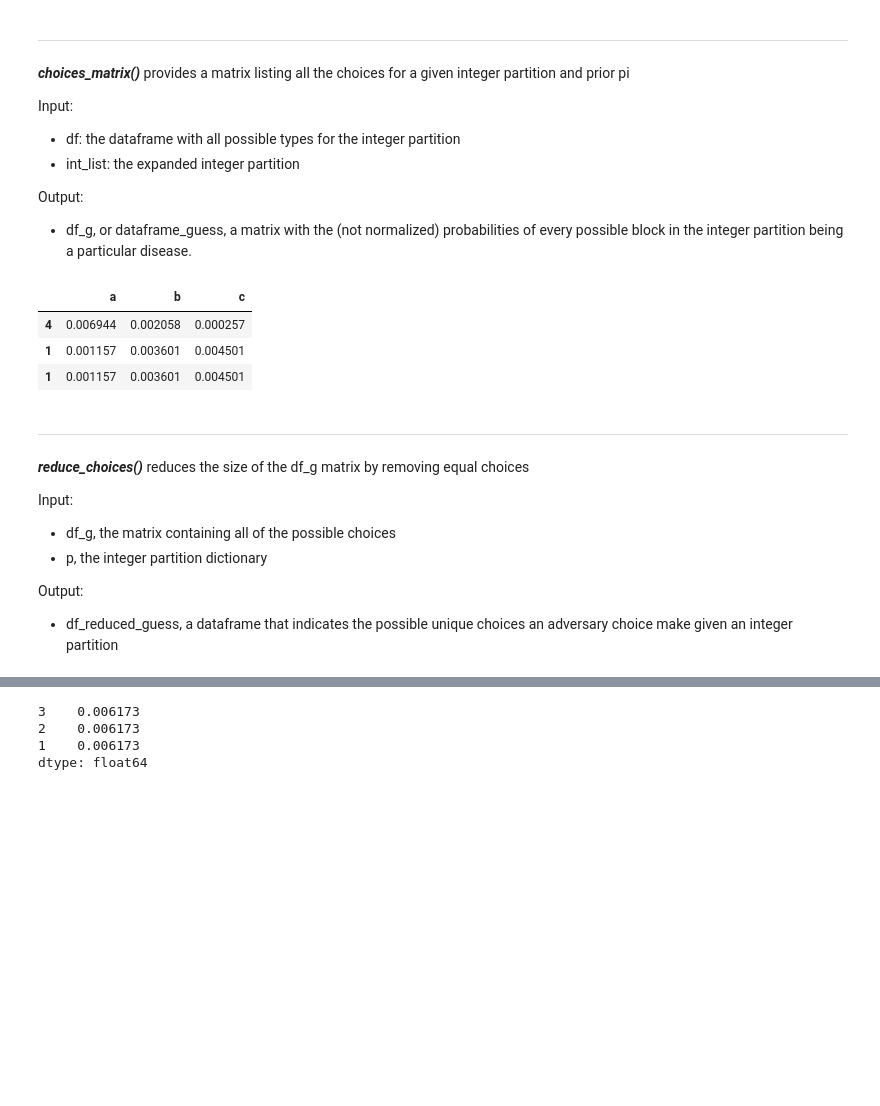
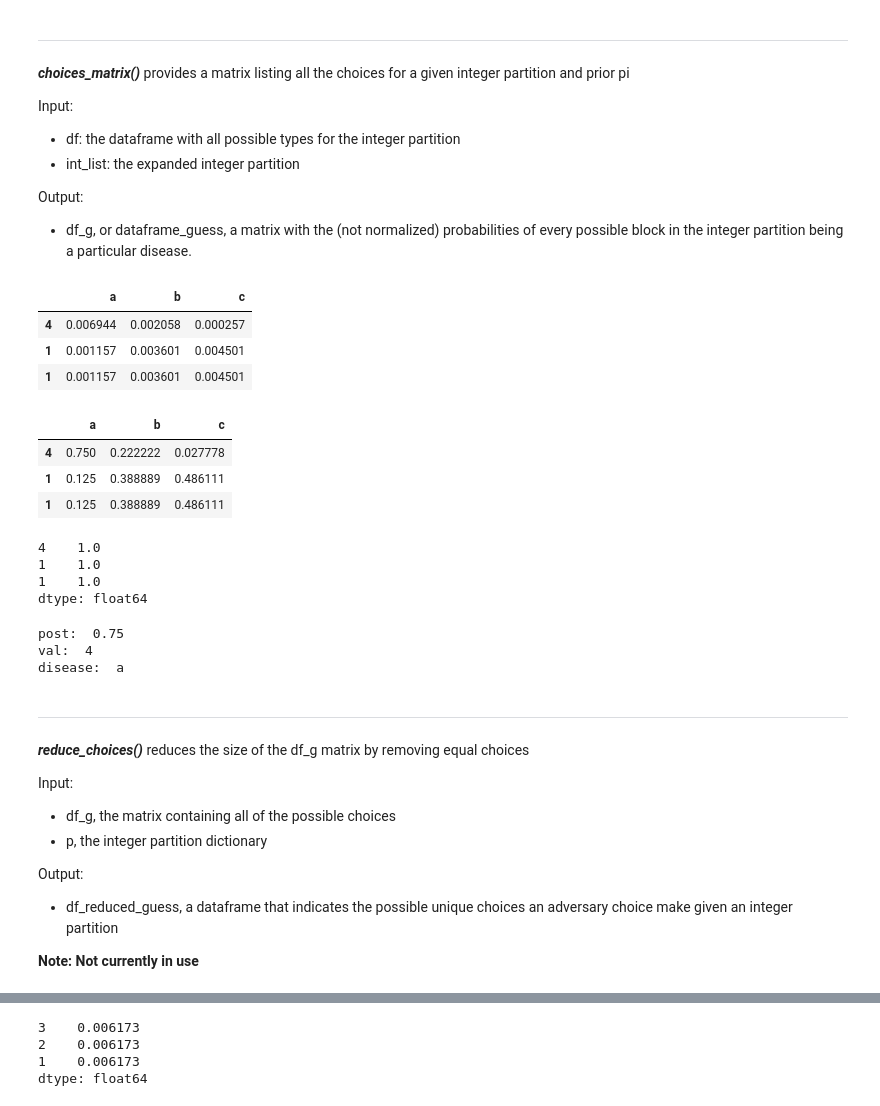
Before and after one commit to majk12/pbv, a Jupyter notebook: gain_choose.ipynb, the cells around one changed output, grey strips where cells are left out. Saved outputs shown, nothing was run; the diff lists cells and outputs as text; code cells hidden in the pictures; blank space fills up the shorter version.

```diff
--- a/gain_choose.ipynb
+++ b/gain_choose.ipynb
@@ -157,15 +157,6 @@ def choices_matrix(df, int_list):
         df_g.loc[i,'c'] = df[df.iloc[:,col] == 'c']['prob'].sum()
         col = col + 1
     return df_g
-# %%
-# Test of choices_matrix() w/type 4
-my_df_guess = choices_matrix(my_df, my_int_list)
-my_df_guess
-# %% [output]
-|  | a | b | c |
-| 4 | 0.006944 | 0.002058 | 0.000257 |
-| 1 | 0.001157 | 0.003601 | 0.004501 |
-| 1 | 0.001157 | 0.003601 | 0.004501 |
 # %%
 def choices_matrix_4(df, int_list):
     df_g = pda.DataFrame(0, index=int_list, columns=['a','b','c','d'])
@@ -189,6 +180,39 @@ def choices_matrix_5(df, int_list):
         df_g.loc[i,'e'] = df[df.iloc[:,col] == 'e']['prob'].sum()
         col = col + 1
     return df_g
+# %%
+# Test of choices_matrix() w/type 4
+my_df_guess = choices_matrix(my_df, my_int_list)
+my_df_guess
+# %% [output]
+|  | a | b | c |
+| 4 | 0.006944 | 0.002058 | 0.000257 |
+| 1 | 0.001157 | 0.003601 | 0.004501 |
+| 1 | 0.001157 | 0.003601 | 0.004501 |
+# %%
+norm = my_df_guess.div(my_df_guess.sum(axis=1), axis = 0)
+norm
+# %% [output]
+|  | a | b | c |
+| 4 | 0.750 | 0.222222 | 0.027778 |
+| 1 | 0.125 | 0.388889 | 0.486111 |
+| 1 | 0.125 | 0.388889 | 0.486111 |
+# %%
+norm.sum(axis = 1)
+# %% [output]
+4    1.0
+1    1.0
+1    1.0
+dtype: float64
+# %%
+post, val, dis = choose_max(norm)
+print("post: ", post)
+print("val: ", val)
+print("disease: ", dis)
+# %% [output]
+post:  0.75
+val:  4
+disease:  a
 # %% [markdown]
 ---
 ***reduce_choices()*** reduces the size of the df_g matrix by removing equal choices
@@ -199,6 +223,8 @@ Input:
 
 Output:
 - df_reduced_guess, a dataframe that indicates the possible unique choices an adversary choice make given an integer partition
+
+**Note: Not currently in use**
 # %%
 def reduce_choices(df_g, p):
     data = []
```
Also changed, not shown: parts of 17 cells of this notebook.
